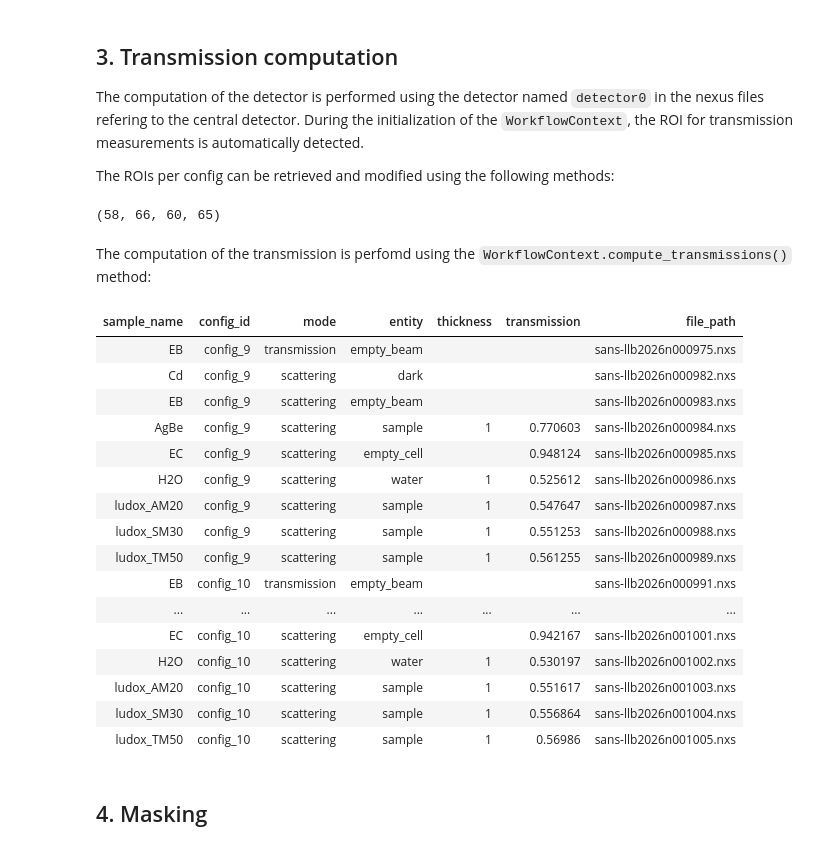
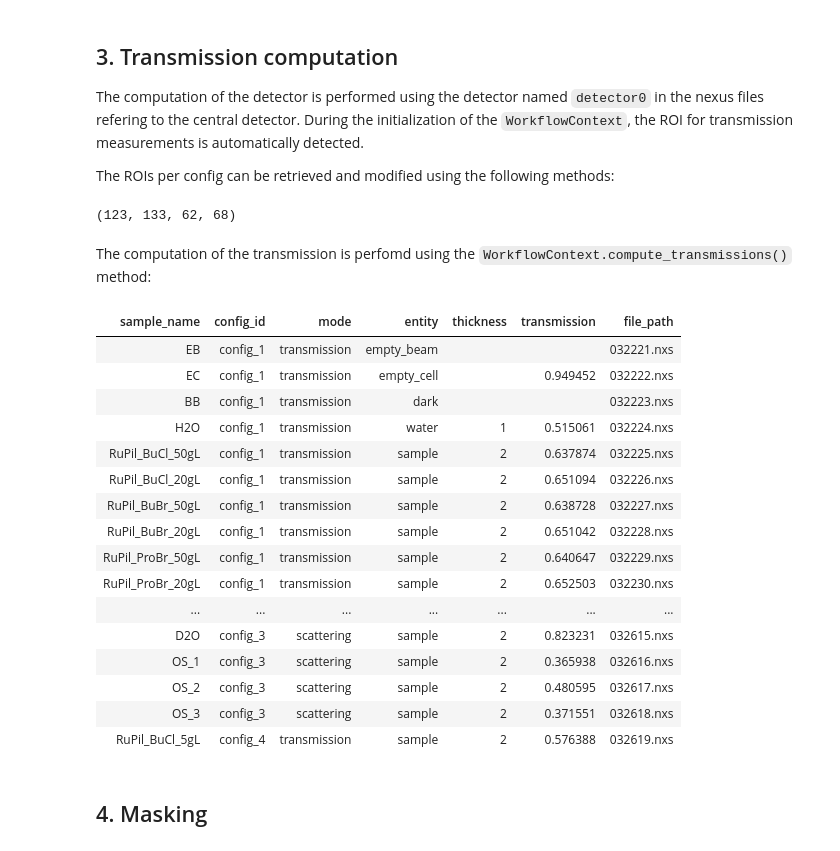
Before and after one commit to hibouchen/scarlet, a Jupyter notebook: notebooks/tutorial_sam.ipynb, the cells around one changed output. Cells and saved outputs as stored; diff of their text form; code cells hidden in the pictures.

```diff
--- a/notebooks/tutorial_sam.ipynb
+++ b/notebooks/tutorial_sam.ipynb
@@ -99,37 +100,37 @@ The computation of the detector is performed using the detector named `detector0
 The ROIs per config can be retrieved and modified using the following methods:
 # %%
 # read roi
-print(w.get_roi('config_9'))
+print(w.get_roi('config_1'))
 # set roi
 # w.set_roi('config_10', [61, 65, 62, 64])  # Example ROI coordinates
 # w.set_roi('config_9', [60, 64, 61, 63])  # Example ROI coordinates
 # %% [output]
-(58, 66, 60, 65)
+(123, 133, 62, 68)
 # %% [markdown]
 The computation of the transmission is perfomd using the `WorkflowContext.compute_transmissions()` method:
 # %%
 w.compute_transmissions()
 # save transmission in csv file once computed
-w.write_runs_table_csv("runs_bs_semi_2.csv",overwrite=True)
+w.write_runs_table_csv("OUTPUT_DIR + 'runs_table_with_tr.csv'",overwrite=True)
 w.runs_table()
 # %% [output]
 | sample_name | config_id | mode | entity | thickness | transmission | file_path |
-| EB | config_9 | transmission | empty_beam |  |  | sans-llb2026n000975.nxs |
-| Cd | config_9 | scattering | dark |  |  | sans-llb2026n000982.nxs |
-| EB | config_9 | scattering | empty_beam |  |  | sans-llb2026n000983.nxs |
-| AgBe | config_9 | scattering | sample | 1 | 0.770603 | sans-llb2026n000984.nxs |
-| EC | config_9 | scattering | empty_cell |  | 0.948124 | sans-llb2026n000985.nxs |
-| H2O | config_9 | scattering | water | 1 | 0.525612 | sans-llb2026n000986.nxs |
-| ludox_AM20 | config_9 | scattering | sample | 1 | 0.547647 | sans-llb2026n000987.nxs |
-| ludox_SM30 | config_9 | scattering | sample | 1 | 0.551253 | sans-llb2026n000988.nxs |
-| ludox_TM50 | config_9 | scattering | sample | 1 | 0.561255 | sans-llb2026n000989.nxs |
-| EB | config_10 | transmission | empty_beam |  |  | sans-llb2026n000991.nxs |
+| EB | config_1 | transmission | empty_beam |  |  | 032221.nxs |
+| EC | config_1 | transmission | empty_cell |  | 0.949452 | 032222.nxs |
+| BB | config_1 | transmission | dark |  |  | 032223.nxs |
+| H2O | config_1 | transmission | water | 1 | 0.515061 | 032224.nxs |
+| RuPil_BuCl_50gL | config_1 | transmission | sample | 2 | 0.637874 | 032225.nxs |
+| RuPil_BuCl_20gL | config_1 | transmission | sample | 2 | 0.651094 | 032226.nxs |
+| RuPil_BuBr_50gL | config_1 | transmission | sample | 2 | 0.638728 | 032227.nxs |
+| RuPil_BuBr_20gL | config_1 | transmission | sample | 2 | 0.651042 | 032228.nxs |
+| RuPil_ProBr_50gL | config_1 | transmission | sample | 2 | 0.640647 | 032229.nxs |
+| RuPil_ProBr_20gL | config_1 | transmission | sample | 2 | 0.652503 | 032230.nxs |
 | ... | ... | ... | ... | ... | ... | ... |
-| EC | config_10 | scattering | empty_cell |  | 0.942167 | sans-llb2026n001001.nxs |
-| H2O | config_10 | scattering | water | 1 | 0.530197 | sans-llb2026n001002.nxs |
-| ludox_AM20 | config_10 | scattering | sample | 1 | 0.551617 | sans-llb2026n001003.nxs |
-| ludox_SM30 | config_10 | scattering | sample | 1 | 0.556864 | sans-llb2026n001004.nxs |
-| ludox_TM50 | config_10 | scattering | sample | 1 | 0.56986 | sans-llb2026n001005.nxs |
+| D2O | config_3 | scattering | sample | 2 | 0.823231 | 032615.nxs |
+| OS_1 | config_3 | scattering | sample | 2 | 0.365938 | 032616.nxs |
+| OS_2 | config_3 | scattering | sample | 2 | 0.480595 | 032617.nxs |
+| OS_3 | config_3 | scattering | sample | 2 | 0.371551 | 032618.nxs |
+| RuPil_BuCl_5gL | config_4 | transmission | sample | 2 | 0.576388 | 032619.nxs |
 # %% [markdown]
 ## 4. Masking
 # %% [markdown]
```
Also changed, not shown: parts of 12 cells of this notebook, 11 other files.
